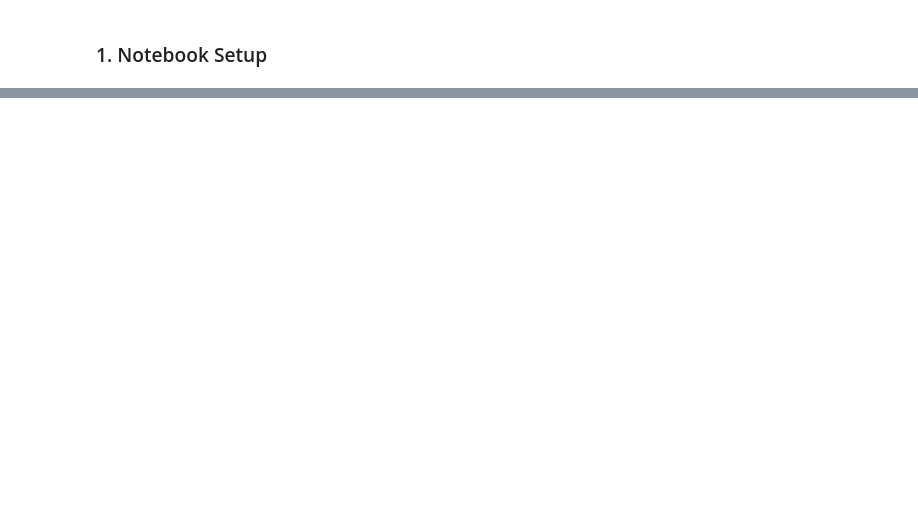
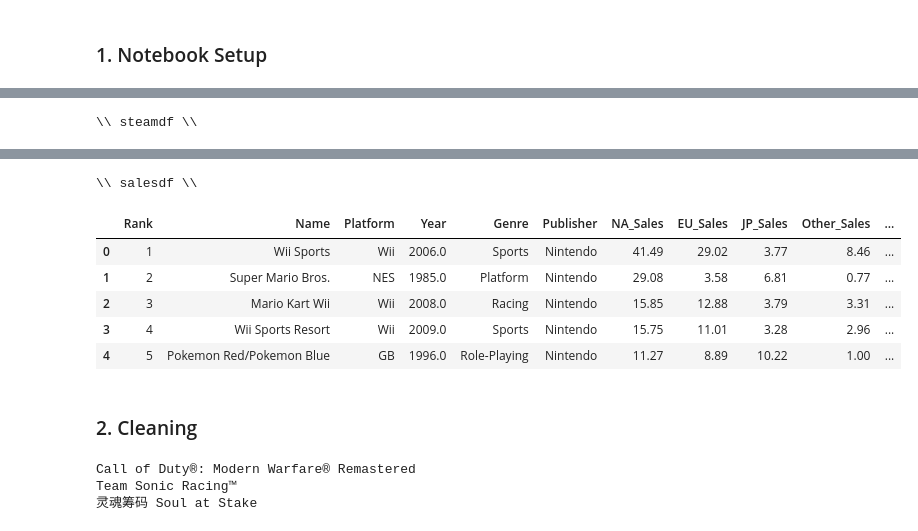
Before and after one commit to andrewbruening/Top-Global-Video-Game-Sales, a Jupyter notebook: TopGlobalGameSales.ipynb, the cells around one changed output, grey strips where cells are left out. Cells and saved outputs as stored; diff of their text form; code cells hidden in the pictures; blank space fills up the shorter version.

```diff
--- a/TopGlobalGameSales.ipynb
+++ b/TopGlobalGameSales.ipynb
@@ -447,0 +21,4 @@ biggames.to_csv(path_or_buf= 'C:\\Users\\Bruen\\Dropbox\\My PC (DESKTOP-V41C1LD)
+# %%
+# Importing Datasets
+steamdf = pd.read_csv(Path('Datasets') / 'steam_games.csv')
+salesdf = pd.read_csv(Path('Datasets') / 'vgsales.csv')
@@ -447,0 +38,8 @@ biggames.to_csv(path_or_buf= 'C:\\Users\\Bruen\\Dropbox\\My PC (DESKTOP-V41C1LD)
+# %%
+# Let's check out our two datasets
+print('\\\\ steamdf \\\\')
+display(steamdf.head())
+print('\\\\ salesdf \\\\')
+display(salesdf.head())
+# %% [output]
+\\ steamdf \\
@@ -447,0 +52,9 @@ biggames.to_csv(path_or_buf= 'C:\\Users\\Bruen\\Dropbox\\My PC (DESKTOP-V41C1LD)
+\\ salesdf \\
+|  | Rank | Name | Platform | Year | Genre | Publisher | NA_Sales | EU_Sales | JP_Sales | Other_Sales | ... |
+| 0 | 1 | Wii Sports | Wii | 2006.0 | Sports | Nintendo | 41.49 | 29.02 | 3.77 | 8.46 | ... |
+| 1 | 2 | Super Mario Bros. | NES | 1985.0 | Platform | Nintendo | 29.08 | 3.58 | 6.81 | 0.77 | ... |
+| 2 | 3 | Mario Kart Wii | Wii | 2008.0 | Racing | Nintendo | 15.85 | 12.88 | 3.79 | 3.31 | ... |
+| 3 | 4 | Wii Sports Resort | Wii | 2009.0 | Sports | Nintendo | 15.75 | 11.01 | 3.28 | 2.96 | ... |
+| 4 | 5 | Pokemon Red/Pokemon Blue | GB | 1996.0 | Role-Playing | Nintendo | 11.27 | 8.89 | 10.22 | 1.00 | ... |
+# %% [markdown]
+### 2. Cleaning
@@ -447,0 +78,10 @@ biggames.to_csv(path_or_buf= 'C:\\Users\\Bruen\\Dropbox\\My PC (DESKTOP-V41C1LD)
+# %%
+# steamdf.Title.values contains symbols and non-English characters (see examples here)
+# These can be problematic for joins, especially since they are not found in salesdf.Titles.values
+print(steamdf.iloc[13,0])
+print(steamdf.iloc[22,0])
+print(steamdf.iloc[21433,0])
+# %% [output]
+Call of Duty®: Modern Warfare® Remastered
+Team Sonic Racing™
+灵魂筹码 Soul at Stake
```
Also changed, not shown: parts of 87 cells of this notebook.
